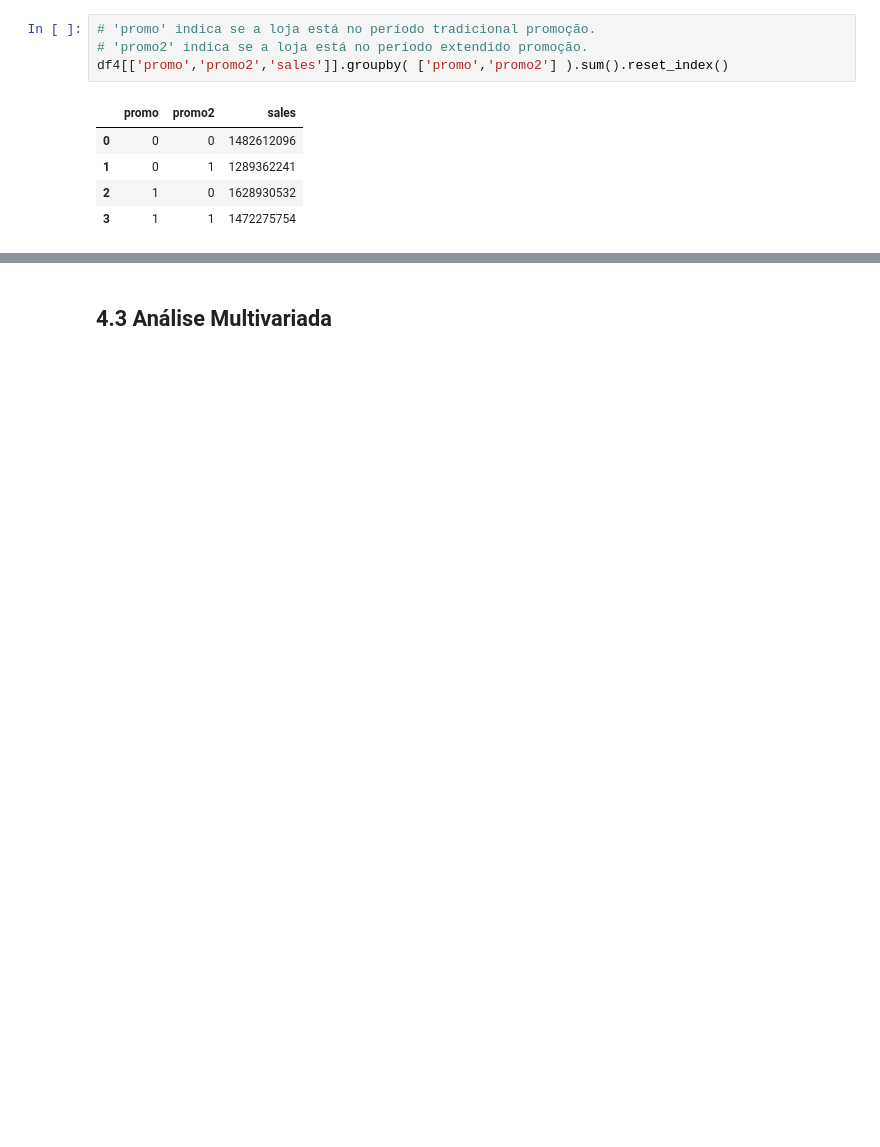
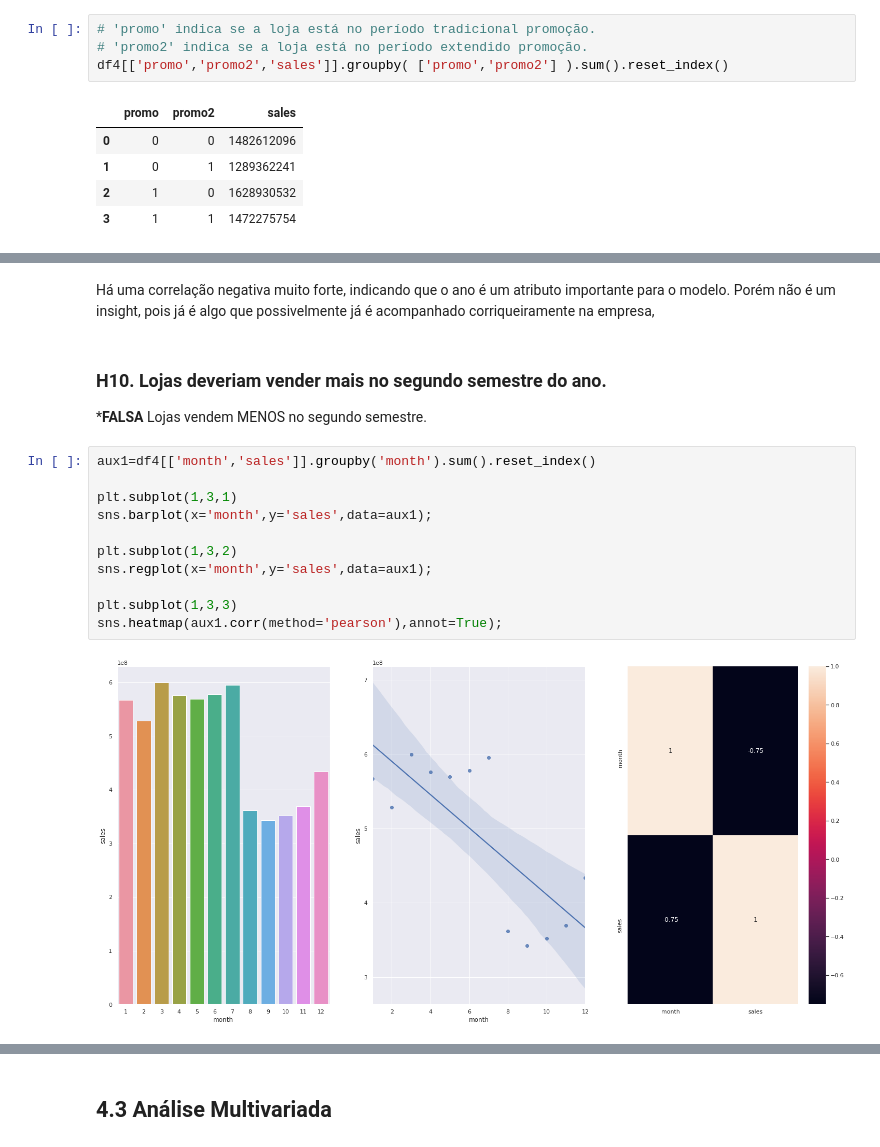
Before and after one commit to soaresvml/dsemproducao, a Jupyter notebook: m04_v01_store_sales_prediction.ipynb, the cells around one changed output, grey strips where cells are left out. Cells and saved outputs as stored; diff of their text form; blank space fills up the shorter version.

```diff
--- a/v01_store_sales_prediction.ipynb
+++ b/m04_v01_store_sales_prediction.ipynb
@@ -855,0 +314,18 @@ ax.legend( labels=['Tradicional & Extendida','Extendida'] );
+# %% [markdown]
+Há uma correlação negativa muito forte, indicando que o ano é um atributo importante para o modelo. Porém não é um insight, pois já é algo que possivelmente já é acompanhado corriqueiramente na empresa,
+# %% [markdown]
+### **H10.** Lojas deveriam vender mais no segundo semestre do ano.
+***FALSA** Lojas vendem MENOS no segundo semestre.
+# %%
+aux1=df4[['month','sales']].groupby('month').sum().reset_index()
+
+plt.subplot(1,3,1)
+sns.barplot(x='month',y='sales',data=aux1);
+
+plt.subplot(1,3,2)
+sns.regplot(x='month',y='sales',data=aux1);
+
+plt.subplot(1,3,3)
+sns.heatmap(aux1.corr(method='pearson'),annot=True);
+# %% [output]
+[figure, added]
```
Also changed, not shown: parts of 82 cells of this notebook, 4 other files.
